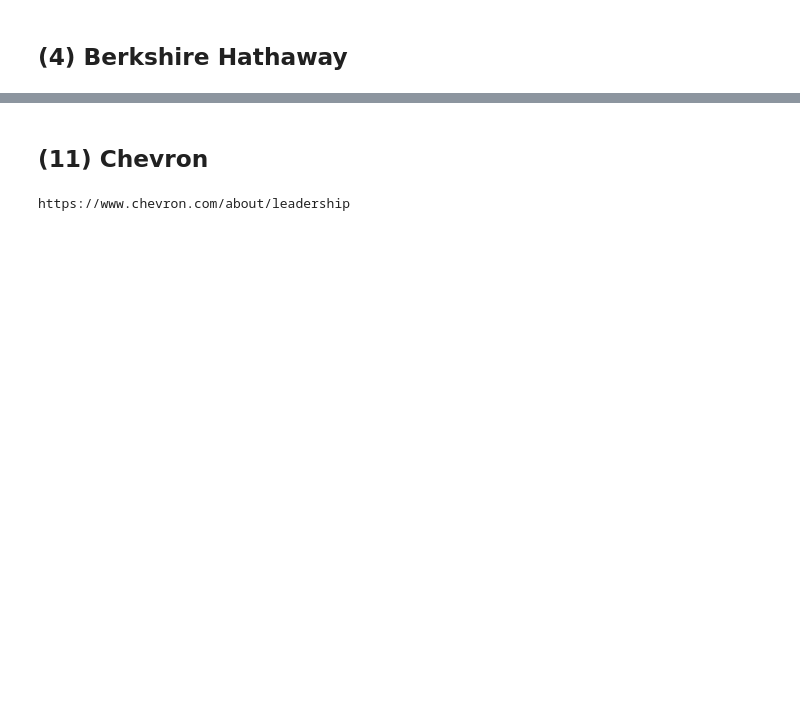
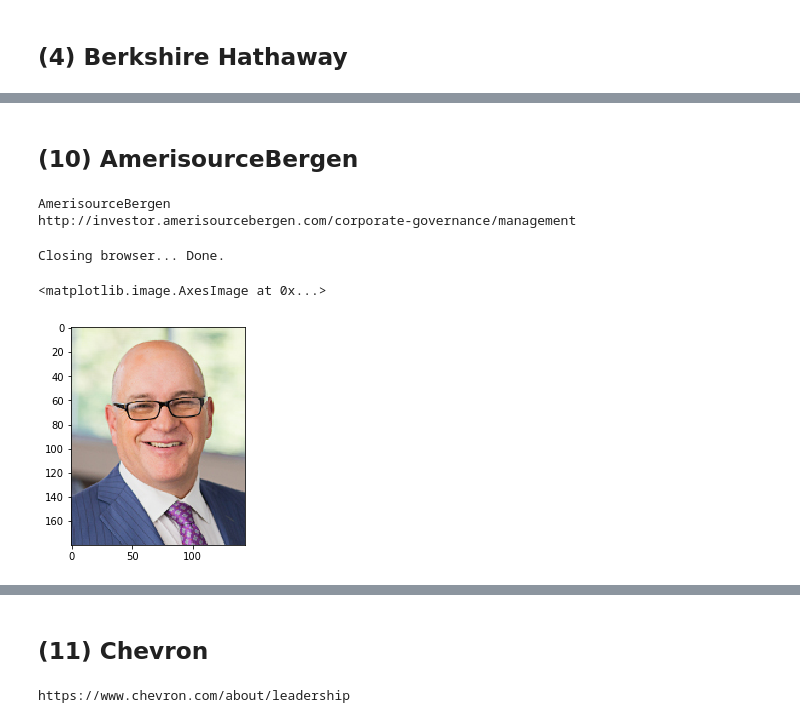
Before and after one commit to johnwmillr/FacesOfFortune, a Jupyter notebook: scrapeFortuneCompanies.ipynb, the cells around one changed output, grey strips where cells are left out. Cells and saved outputs as stored; diff of their text form; code cells hidden in the pictures; blank space fills up the shorter version.

Commit message:
Run additional manual image downloads

```diff
--- a/scrapeFortuneCompanies.ipynb
+++ b/scrapeFortuneCompanies.ipynb
@@ -362,15 +353,21 @@ bad_scrapes = [4, 6, 11, 14, 15, 20]
 # %%
-def download_and_save_images(company, rank, links):
+def read_image_from_link(url, invert=False):
+    r = requests.get(url, stream=True)
+    if r.status_code != 200:
+        print(r.status_code)
+        return
+    im = io.imread(BytesIO(r.content))
+    return im[..., ::-1] if not invert else im
+
+def download_and_save_images(company, rank, links, invert=False, swap_cols=False, start=0):
     folder = f"./images/{rank:02.0f}_{company.replace(' ', '_')}"
-    for n, url in enumerate(links):
-        print(f"({n}/{len(links)}): '{url}'")
-        r = requests.get(url, stream=True)
-        if r.status_code != 200:
-            print(r.status_code)
+    for n, url in enumerate(links, start=start):
+        print(f"({n + 1}/{len(links)}): '{url}'")
+        # Save the image
+        image = read_image_from_link(url, invert)
+        if image is None:
             continue
-
-        # Save the image
-        image = r.raw.read()
+        image = image[:, :, (2, 1, 0)] if swap_cols else image
         fp = f'{folder}/{company}_image_{n:02.0f}.jpg'
-        open(fp, "wb").write(image)
-        time.sleep(2)
+        cv2.imwrite(fp, image)
+        time.sleep(1)
@@ -402,0 +388,25 @@ download_and_save_images(company, 4, links[valid_links])
+# %%
+scraper = ImageScraper()
+# %% [markdown]
+## (10) AmerisourceBergen
+# %%
+rank = 10
+company = fortune.loc[rank, "NAME"]
+url = "http://investor.amerisourcebergen.com/corporate-governance/management"
+print(company)
+print(url)
+# %% [output]
+AmerisourceBergen
+http://investor.amerisourcebergen.com/corporate-governance/management
+# %%
+links = scraper.get_all_image_links(url)
+valid_links = scraper.responses['mimeType'].apply(mimeType_is_valid)
+links = links[valid_links]
+# %% [output]
+Closing browser... Done.
+# %%
+im = read_image_from_link(links.iloc[0], invert=True)
+plt.imshow(im)
+# %% [output]
+<matplotlib.image.AxesImage at 0x...>
+[figure, added]
```
Also changed, not shown: parts of 61 cells of this notebook.
